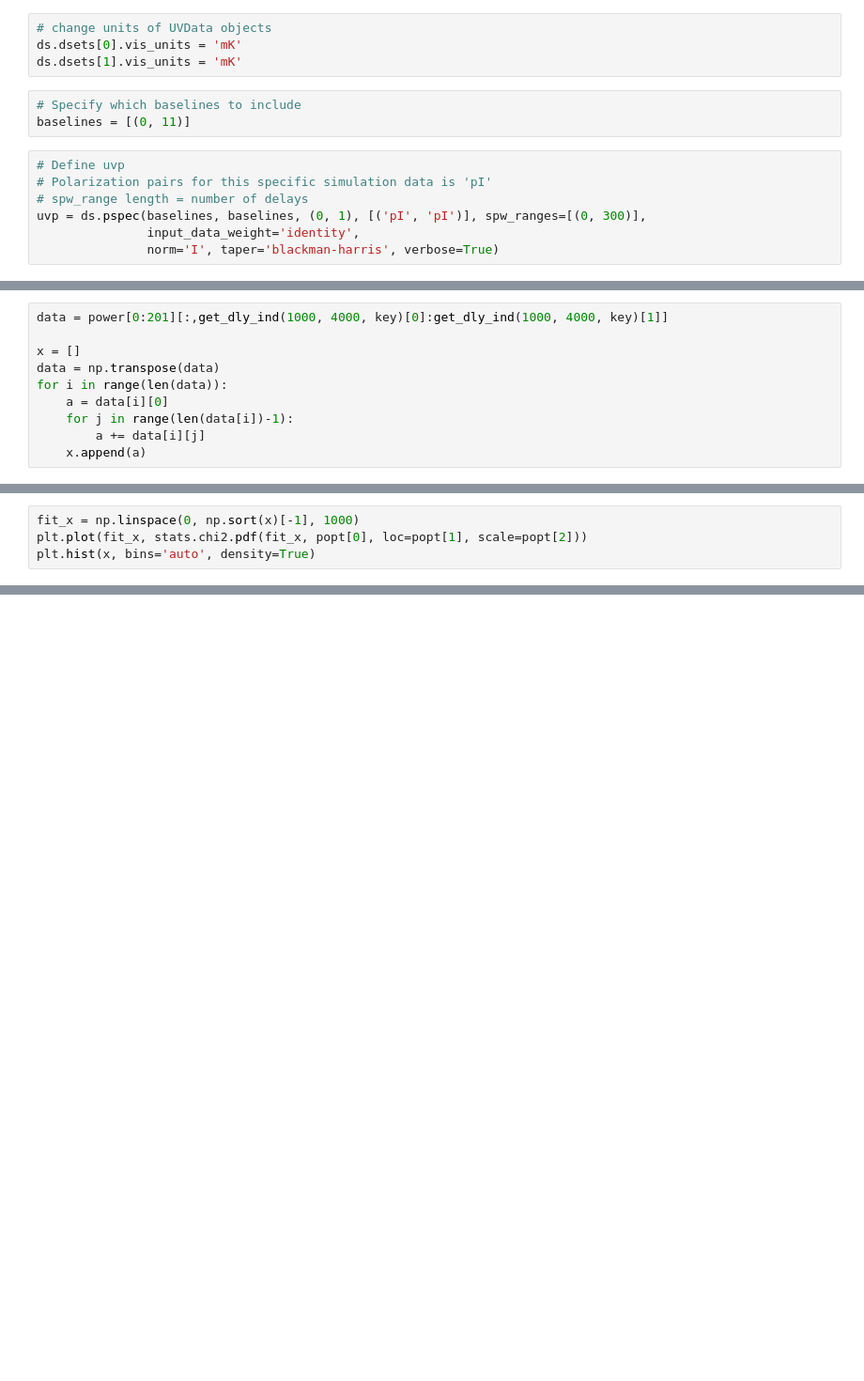
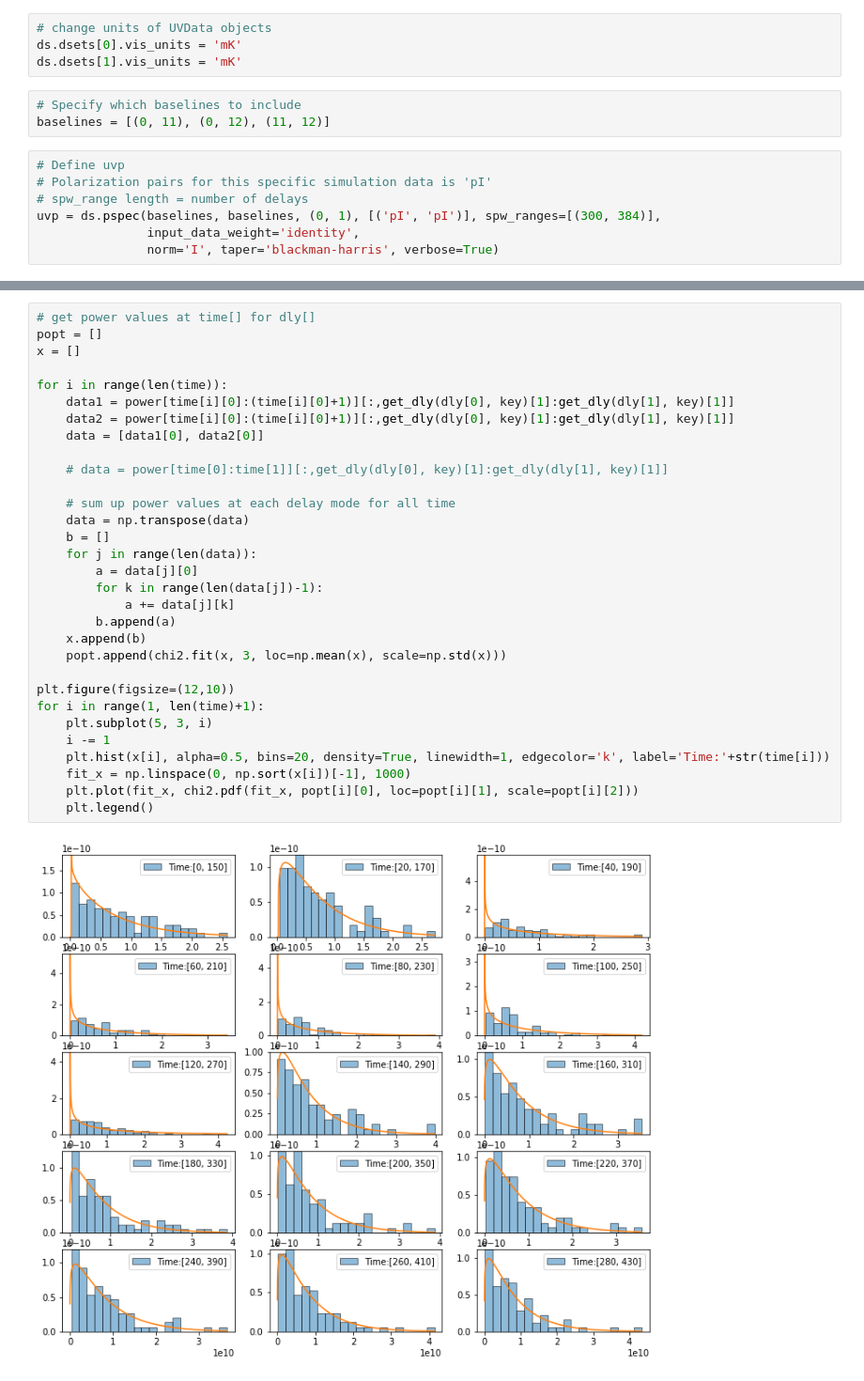
Before and after one commit to acliu/mcgill_sandbox, a Jupyter notebook: dixin/chi2_fit.ipynb, the cells around one changed output, grey strips where cells are left out. Shown: that part at 94% size. Saved outputs shown, nothing was run; the diff lists cells and outputs as text; blank space fills up the shorter version.

```diff
--- a/dixin/chi2_fit.ipynb
+++ b/dixin/chi2_fit.ipynb
@@ -48,12 +58,12 @@ ds.dsets[0].vis_units = 'mK'
 ds.dsets[1].vis_units = 'mK'
 # %%
 # Specify which baselines to include
-baselines = [(0, 11)]
+baselines = [(0, 11), (0, 12), (11, 12)]
 # %%
 # Define uvp
 # Polarization pairs for this specific simulation data is 'pI'
 # spw_range length = number of delays
-uvp = ds.pspec(baselines, baselines, (0, 1), [('pI', 'pI')], spw_ranges=[(0, 300)],
+uvp = ds.pspec(baselines, baselines, (0, 1), [('pI', 'pI')], spw_ranges=[(300, 384)],
                input_data_weight='identity',
                norm='I', taper='blackman-harris', verbose=True)
 # %% [output]
@@ -93,10 +106,0 @@ power = np.abs(np.real(uvp.get_data(key)))
-# %%
-data = power[0:201][:,get_dly_ind(1000, 4000, key)[0]:get_dly_ind(1000, 4000, key)[1]]
-
-x = []
-data = np.transpose(data)
-for i in range(len(data)):
-    a = data[i][0]
-    for j in range(len(data[i])-1):
-        a += data[i][j]
-    x.append(a)
@@ -105,4 +106,0 @@ popt = stats.chi2.fit(x, 200, loc=1e8, scale=1e8)
-# %%
-fit_x = np.linspace(0, np.sort(x)[-1], 1000)
-plt.plot(fit_x, stats.chi2.pdf(fit_x, popt[0], loc=popt[1], scale=popt[2]))
-plt.hist(x, bins='auto', density=True)
@@ -117,0 +107,33 @@ plt.hist(x, bins='auto', density=True)
+# %%
+# get power values at time[] for dly[]
+popt = []
+x = []
+
+for i in range(len(time)):
+    data1 = power[time[i][0]:(time[i][0]+1)][:,get_dly(dly[0], key)[1]:get_dly(dly[1], key)[1]]
+    data2 = power[time[i][0]:(time[i][0]+1)][:,get_dly(dly[0], key)[1]:get_dly(dly[1], key)[1]]
+    data = [data1[0], data2[0]]
+
+    # data = power[time[0]:time[1]][:,get_dly(dly[0], key)[1]:get_dly(dly[1], key)[1]]
+
+    # sum up power values at each delay mode for all time
+    data = np.transpose(data)
+    b = []
+    for j in range(len(data)):
+        a = data[j][0]
+        for k in range(len(data[j])-1):
+            a += data[j][k]
+        b.append(a)
+    x.append(b)
+    popt.append(chi2.fit(x, 3, loc=np.mean(x), scale=np.std(x)))
+
+plt.figure(figsize=(12,10))
+for i in range(1, len(time)+1):
+    plt.subplot(5, 3, i)
+    i -= 1
+    plt.hist(x[i], alpha=0.5, bins=20, density=True, linewidth=1, edgecolor='k', label='Time:'+str(time[i]))
+    fit_x = np.linspace(0, np.sort(x[i])[-1], 1000)
+    plt.plot(fit_x, chi2.pdf(fit_x, popt[i][0], loc=popt[i][1], scale=popt[i][2]))
+    plt.legend()
+# %% [output]
+[figure, added]
```
Also changed, not shown: parts of 9 cells of this notebook, 1 other file.
